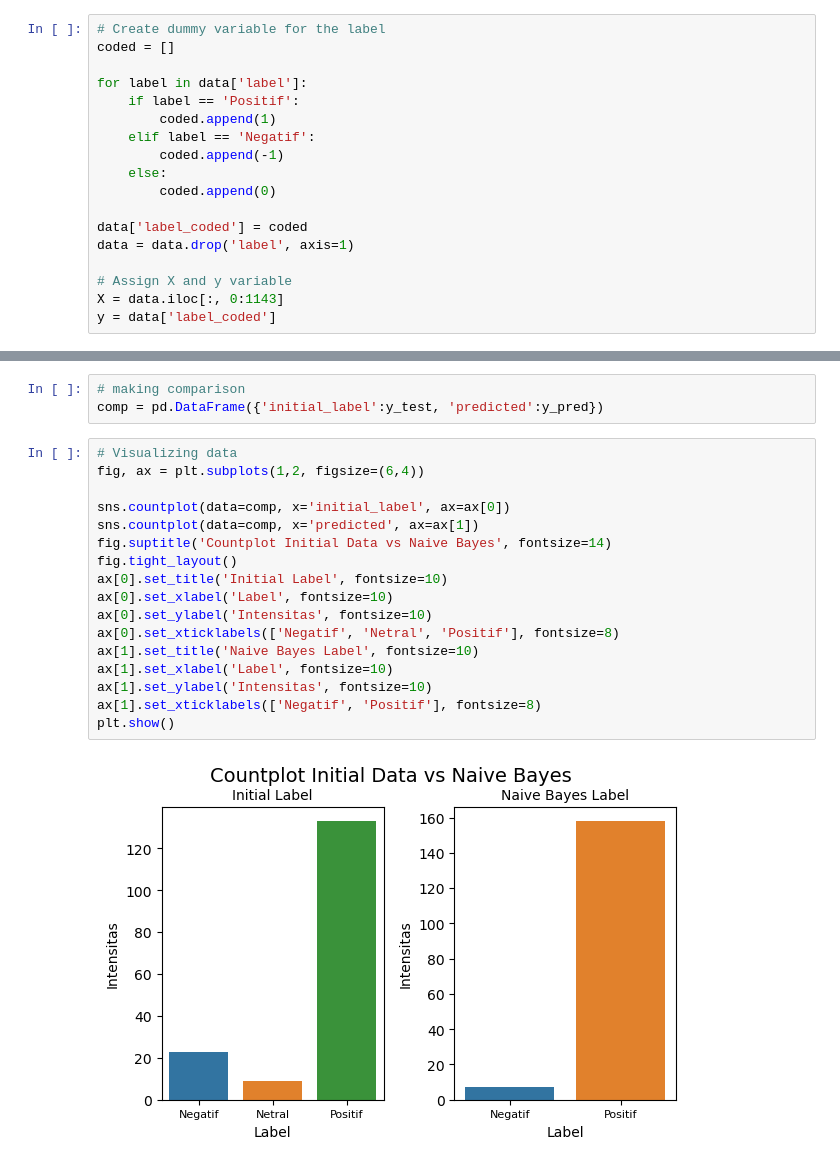
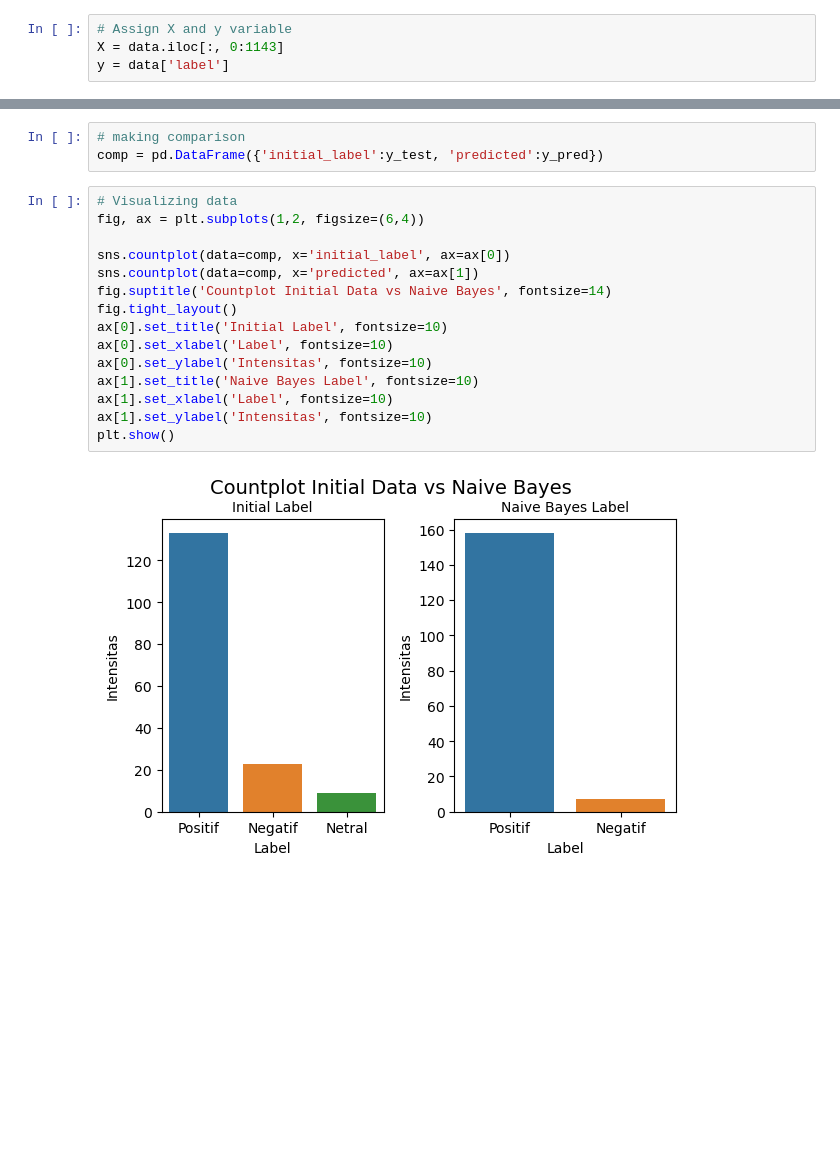
Before and after one commit to alchemista27/svm_vs_naive_bayes, a Jupyter notebook: svm_classifier.ipynb, the cells around one changed output, grey strips where cells are left out. Saved outputs shown, nothing was run; the diff lists cells and outputs as text; blank space fills up the shorter version.

```diff
--- a/svm_classifier.ipynb
+++ b/svm_classifier.ipynb
@@ -16,24 +16,10 @@ data.head()
 | 3 | 0.0 | 0.0 | 0.0 | 0.000000 | 0.0 | 0.0 | 0.0 | 0.0 | 0.0 | 0.0 | ... | ... |
 | 4 | 0.0 | 0.0 | 0.0 | 0.000000 | 0.0 | 0.0 | 0.0 | 0.0 | 0.0 | 0.0 | ... | ... |
 5 rows × 1144 columns
-# %%
-# Create dummy variable for the label
-coded = []
-
-for label in data['label']:
-    if label == 'Positif':
-        coded.append(1)
-    elif label == 'Negatif':
-        coded.append(-1)
-    else:
-        coded.append(0)
-
-data['label_coded'] = coded
-data = data.drop('label', axis=1)
-
-# Assign X and y variable
-X = data.iloc[:, 0:1143]
-y = data['label_coded']
+# %%
+# Assign X and y variable
+X = data.iloc[:, 0:1143]
+y = data['label']
 # %%
 # Import SVM libraries
 from sklearn.model_selection import train_test_split, GridSearchCV
@@ -75,22 +61,20 @@ comp = pd.DataFrame({'initial_label':y_test, 'predicted':y_pred})
 # %%
 # Visualizing data
 fig, ax = plt.subplots(1,2, figsize=(6,4))
 
 sns.countplot(data=comp, x='initial_label', ax=ax[0])
 sns.countplot(data=comp, x='predicted', ax=ax[1])
 fig.suptitle('Countplot Initial Data vs Naive Bayes', fontsize=14)
 fig.tight_layout()
 ax[0].set_title('Initial Label', fontsize=10)
 ax[0].set_xlabel('Label', fontsize=10)
 ax[0].set_ylabel('Intensitas', fontsize=10)
-ax[0].set_xticklabels(['Negatif', 'Netral', 'Positif'], fontsize=8)
 ax[1].set_title('Naive Bayes Label', fontsize=10)
 ax[1].set_xlabel('Label', fontsize=10)
 ax[1].set_ylabel('Intensitas', fontsize=10)
-ax[1].set_xticklabels(['Negatif', 'Positif'], fontsize=8)
 plt.show()
 # %% [output]
-[figure, old version]
+[figure, new version]
 # %%
 # Measure the accuracy
 print('Akurasi dari model adalah: ', accuracy_score(y_test, y_pred))
```
Also changed, not shown: parts of 1 cell of this notebook, 1 other file.
